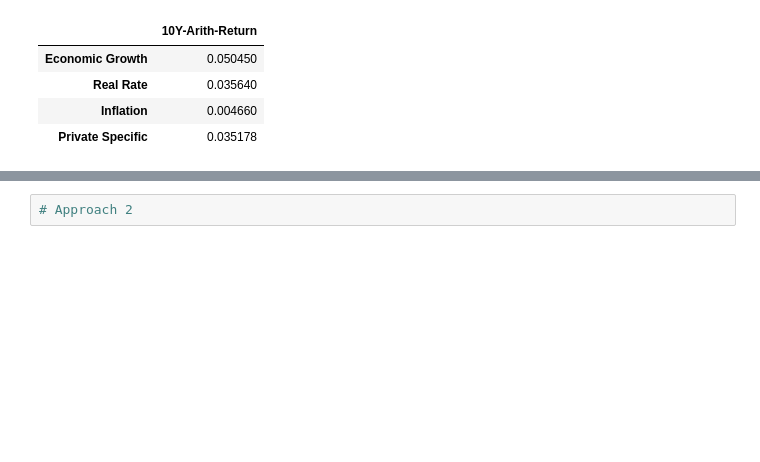
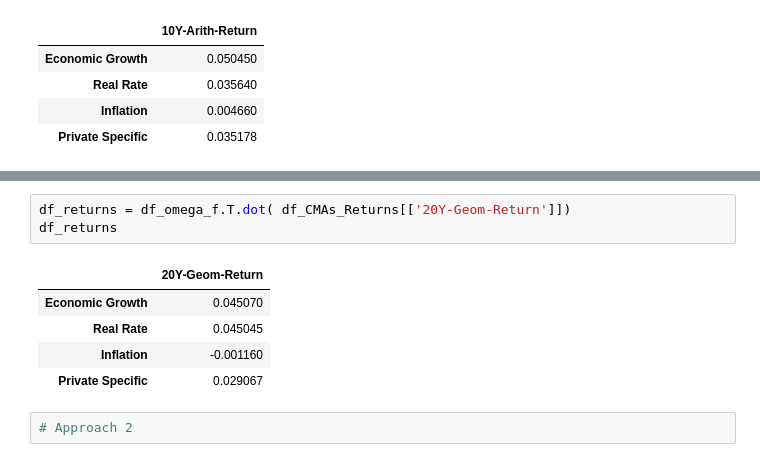
Before and after one commit to krocellx/finance, a Jupyter notebook: Factor_Investing_Using_CMAs.ipynb, the cells around one changed output, grey strips where cells are left out. Saved outputs shown, nothing was run; the diff lists cells and outputs as text; blank space fills up the shorter version.

```diff
--- a/Factor_Investing_Using_CMAs.ipynb
+++ b/Factor_Investing_Using_CMAs.ipynb
@@ -373,2 +391,11 @@ df_returns
+# %%
+df_returns = df_omega_f.T.dot( df_CMAs_Returns[['20Y-Geom-Return']])
+df_returns
+# %% [output]
+|  | 20Y-Geom-Return |
+| Economic Growth | 0.045070 |
+| Real Rate | 0.045045 |
+| Inflation | -0.001160 |
+| Private Specific | 0.029067 |
 # %%
 # Approach 2
```
Also changed, not shown: parts of 3 cells of this notebook.
